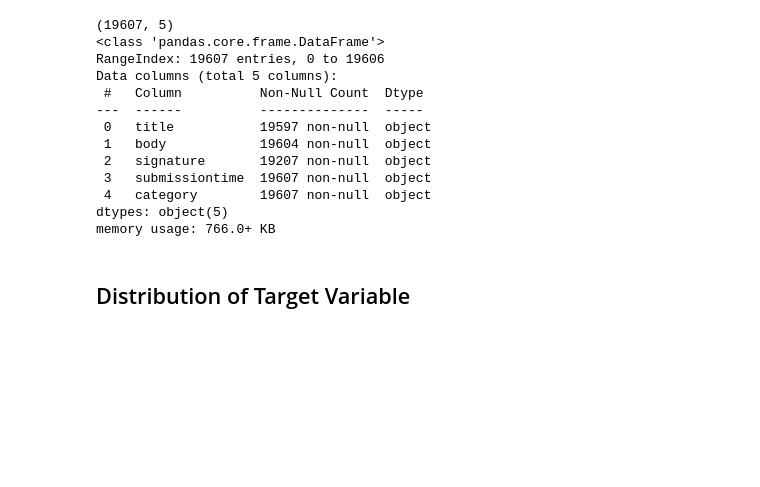
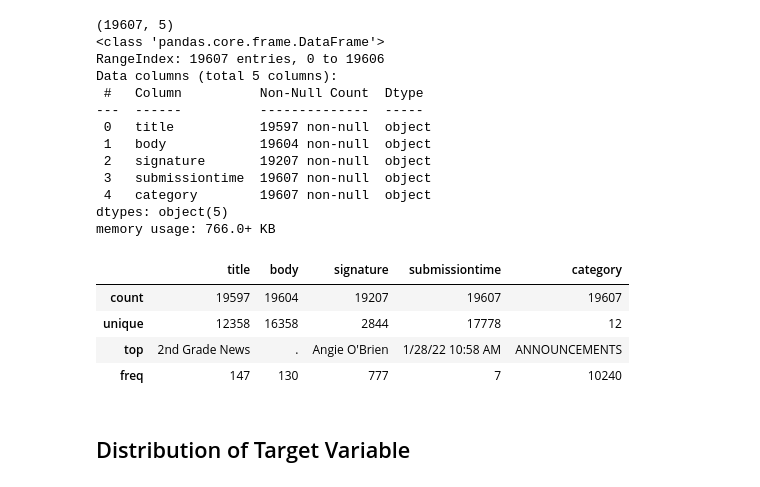
Before and after one commit to naveen02589/data602, a Jupyter notebook: Midterm_project/602proj.ipynb, the cells around one changed output. Drawn from its saved outputs; the diff is of its cells as text; code cells hidden in the pictures; blank space fills up the shorter version.

```diff
--- a/Midterm_project/602proj.ipynb
+++ b/Midterm_project/602proj.ipynb
@@ -62,6 +65,14 @@ Data columns (total 5 columns):
  4   category        19607 non-null  object
 dtypes: object(5)
 memory usage: 766.0+ KB
+# %%
+df.describe()
+# %% [output]
+|  | title | body | signature | submissiontime | category |
+| count | 19597 | 19604 | 19207 | 19607 | 19607 |
+| unique | 12358 | 16358 | 2844 | 17778 | 12 |
+| top | 2nd Grade News | . | Angie O'Brien | 1/28/22 10:58 AM | ANNOUNCEMENTS |
+| freq | 147 | 130 | 777 | 7 | 10240 |
 # %% [markdown]
 ## Distribution of Target Variable
 # %%
```
Also changed, not shown: parts of 40 cells of this notebook.
